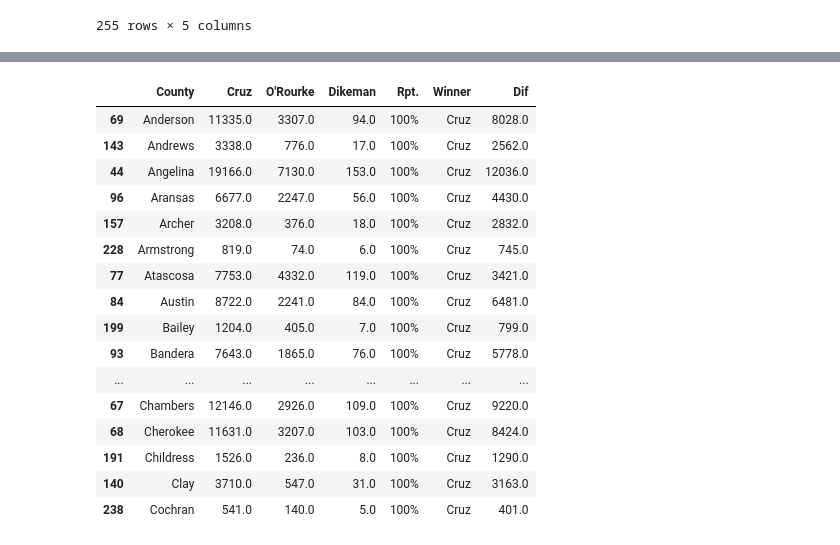
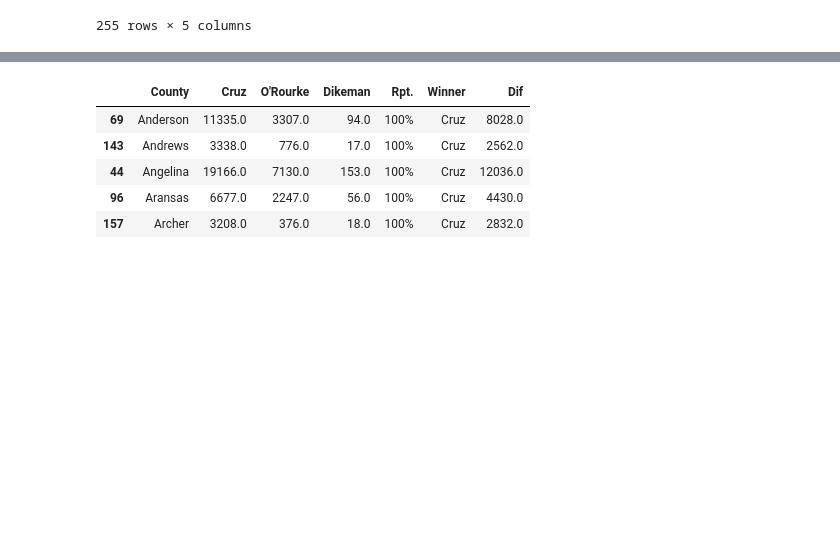
Before and after one commit to sjoseph1848/TexasPopPolitics, a Jupyter notebook: Texas_Pop_Data.ipynb, the cells around one changed output, grey strips where cells are left out. Saved outputs shown, nothing was run; the diff lists cells and outputs as text; code cells hidden in the pictures; blank space fills up the shorter version.

```diff
--- a/Texas_Data.ipynb
+++ b/Texas_Pop_Data.ipynb
@@ -151,22 +188,11 @@ cln_nyt_senate
 cln_nyt_senate['Winner'] = np.where(cln_nyt_senate['Cruz']>cln_nyt_senate["O'Rourke"],'Cruz',"O'Rourke")
 cln_nyt_senate['Dif'] = np.where(cln_nyt_senate['Winner'] == 'Cruz',cln_nyt_senate['Cruz'] - cln_nyt_senate["O'Rourke"],cln_nyt_senate["O'Rourke"] - cln_nyt_senate['Cruz'])
 # %%
-cln_nyt_senate.head(40)
+cln_nyt_senate.head()
 # %% [output]
 |  | County | Cruz | O'Rourke | Dikeman | Rpt. | Winner | Dif |
 | 69 | Anderson | 11335.0 | 3307.0 | 94.0 | 100% | Cruz | 8028.0 |
 | 143 | Andrews | 3338.0 | 776.0 | 17.0 | 100% | Cruz | 2562.0 |
 | 44 | Angelina | 19166.0 | 7130.0 | 153.0 | 100% | Cruz | 12036.0 |
 | 96 | Aransas | 6677.0 | 2247.0 | 56.0 | 100% | Cruz | 4430.0 |
 | 157 | Archer | 3208.0 | 376.0 | 18.0 | 100% | Cruz | 2832.0 |
-| 228 | Armstrong | 819.0 | 74.0 | 6.0 | 100% | Cruz | 745.0 |
-| 77 | Atascosa | 7753.0 | 4332.0 | 119.0 | 100% | Cruz | 3421.0 |
-| 84 | Austin | 8722.0 | 2241.0 | 84.0 | 100% | Cruz | 6481.0 |
-| 199 | Bailey | 1204.0 | 405.0 | 7.0 | 100% | Cruz | 799.0 |
-| 93 | Bandera | 7643.0 | 1865.0 | 76.0 | 100% | Cruz | 5778.0 |
-| ... | ... | ... | ... | ... | ... | ... | ... |
-| 67 | Chambers | 12146.0 | 2926.0 | 109.0 | 100% | Cruz | 9220.0 |
-| 68 | Cherokee | 11631.0 | 3207.0 | 103.0 | 100% | Cruz | 8424.0 |
-| 191 | Childress | 1526.0 | 236.0 | 8.0 | 100% | Cruz | 1290.0 |
-| 140 | Clay | 3710.0 | 547.0 | 31.0 | 100% | Cruz | 3163.0 |
-| 238 | Cochran | 541.0 | 140.0 | 5.0 | 100% | Cruz | 401.0 |
```
Also changed, not shown: parts of 7 cells of this notebook.
